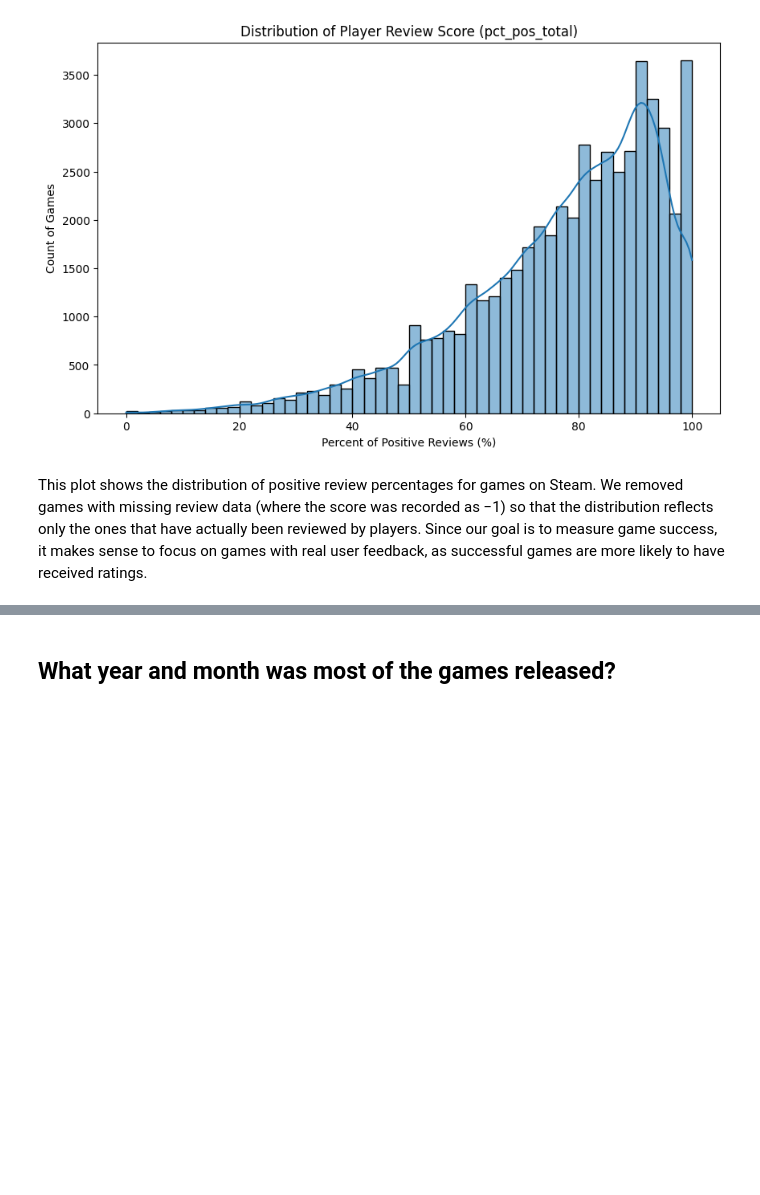
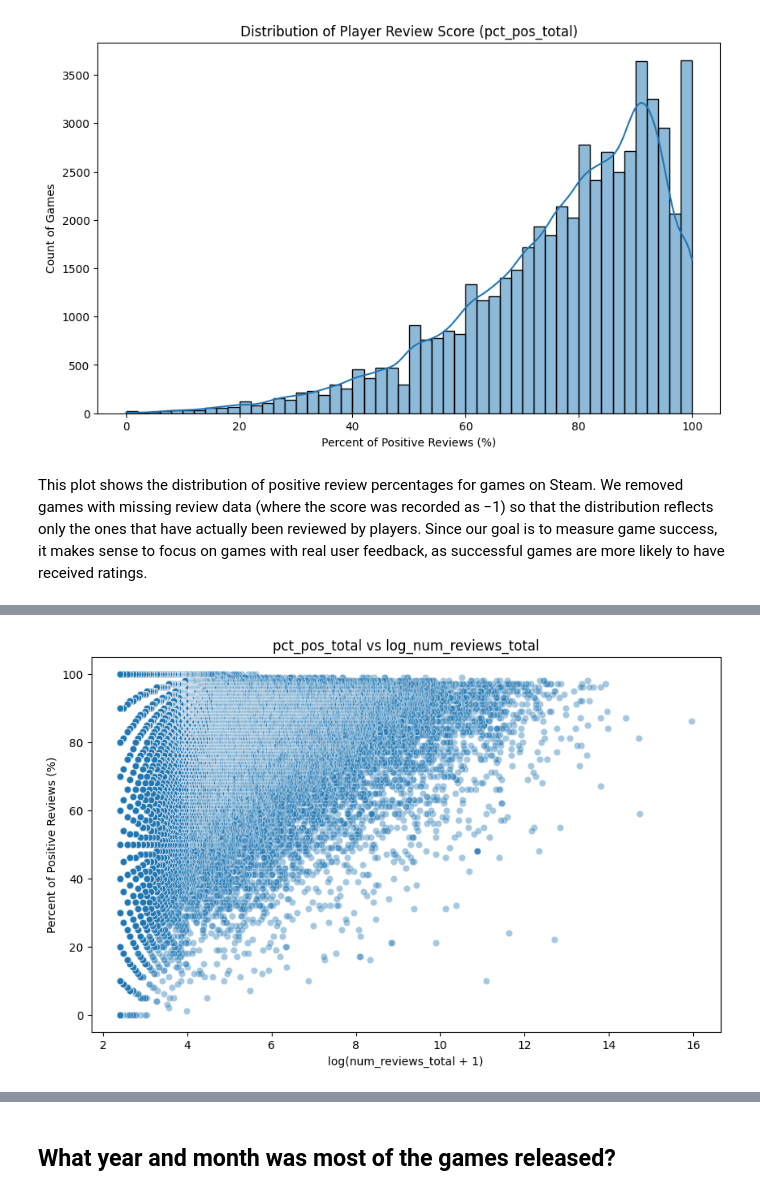
Before and after one commit to oscartsai2620/STAT315_Final, a Jupyter notebook: project.ipynb, the cells around one changed output, grey strips where cells are left out. Cells and saved outputs as stored; diff of their text form; code cells hidden in the pictures; blank space fills up the shorter version.

```diff
--- a/project.ipynb
+++ b/project.ipynb
@@ -147,7 +147,8 @@ log_cols = [
 # Create log-transformed columns
 df_log = df.copy()
 for col in log_cols:
-    df_log[f'log_{col}'] = np.log1p(df_log[col])
+    cleaned = df_log[col].where(df_log[col] >= 0, np.nan)
+    df_log[f'log_{col}'] = np.log1p(cleaned)
 # %% [markdown]
 ## Finding the most reliable score from the dataset
 # %% [markdown]
@@ -228,0 +253,16 @@ Based on this analysis, we choose `pct_pos_total` as our main measure of game su
+# %%
+plt.figure(figsize=(10, 6))
+
+sns.scatterplot(
+    data=df_log_pct_nonneg,
+    x='log_num_reviews_total',
+    y='pct_pos_total',
+    alpha=0.4
+)
+
+plt.title('pct_pos_total vs log_num_reviews_total')
+plt.xlabel('log(num_reviews_total + 1)')
+plt.ylabel('Percent of Positive Reviews (%)')
+plt.show()
+# %% [output]
+[figure, added]
```
Also changed, not shown: parts of 10 cells of this notebook.
